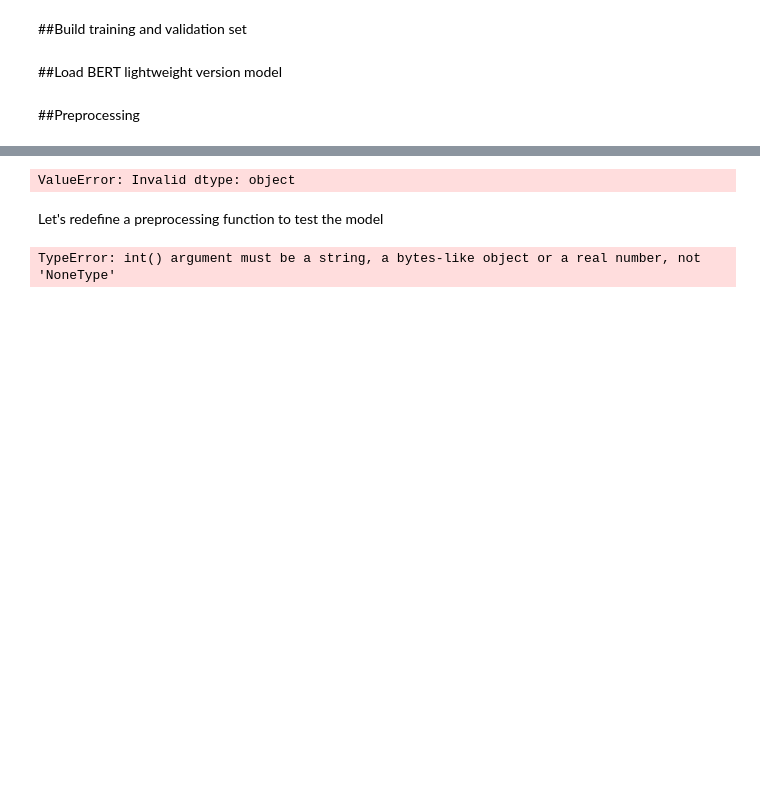
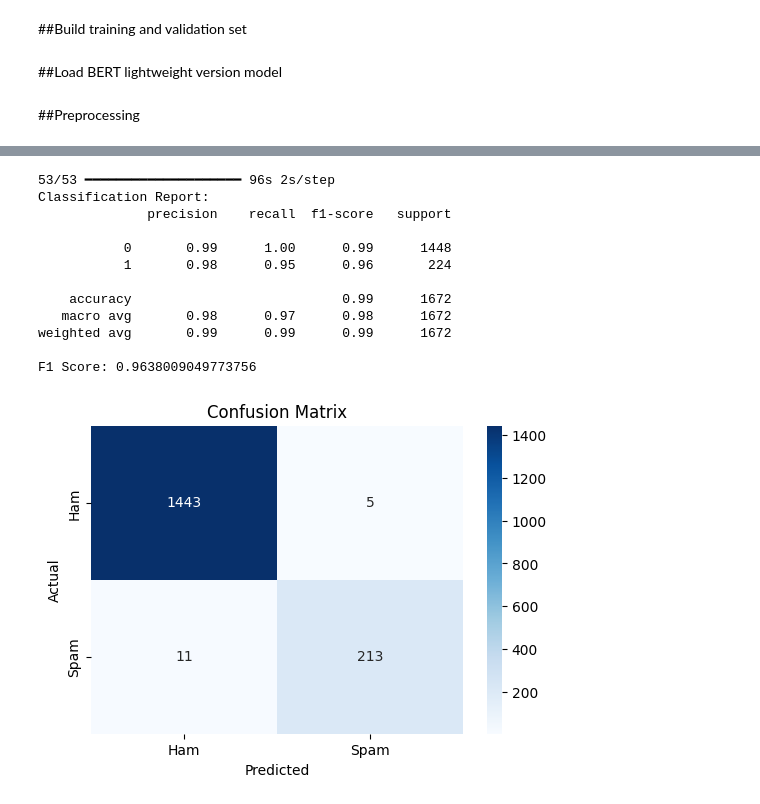
Before and after one commit to YnaPqt/deep-learning-spam-detection, a Jupyter notebook: distilbert_model.ipynb, the cells around one changed output, grey strips where cells are left out. Cells and saved outputs as stored; diff of their text form; code cells hidden in the pictures; blank space fills up the shorter version.

```diff
--- a/distilbert_model.ipynb
+++ b/distilbert_model.ipynb
@@ -30,13 +30,13 @@ df.head()
 BATCH_SIZE = 32
 NUM_WORDS = 7000
 EPOCHS = 5
-SEQUENCE_LENGTH = 100
+SEQUENCE_LENGTH = 130
 PRESET = "distil_bert_base_en_uncased"
 # %% [markdown]
 ##Build training and validation set
 # %%
 df['text'] = df['text'].astype(str)
-x_train, x_val, y_train, y_val = train_test_split(df['text'], df['label'], test_size=0.2, stratify=df['label'])
+x_train, x_val, y_train, y_val = train_test_split(df['text'], df['label'], test_size=0.3, stratify=df['label'])
 # %% [markdown]
 ##Load BERT lightweight version model
 # %%
@@ -117,18 +120,36 @@ distilbert_model.evaluate(val_data)
 # %%
-# Model Evaluation
-# Evaluation
+# Evaluation function
 def evaluate_model(model, x_test, y_test):
-    y_pred = distilbert_model.predict(x_test)
-    y_pred = np.where(y_pred < 0.5, 0, 1)
+    y_pred = model.predict(np.array(x_test))
+    y_pred = np.where(y_pred < 0.5, 0, 1)  # Convert probabilities to binary labels
+
+    print("Classification Report:")
     print(classification_report(y_test, y_pred))
+
+    print("F1 Score:", f1_score(y_test, y_pred))
+
+    # Confusion matrix
     cm = confusion_matrix(y_test, y_pred)
+    plt.figure(figsize=(6,4))
     sns.heatmap(cm, annot=True, fmt='d', cmap='Blues', xticklabels=['Ham', 'Spam'], yticklabels=['Ham', 'Spam'])
     plt.xlabel("Predicted")
     plt.ylabel("Actual")
+    plt.title("Confusion Matrix")
     plt.show()
 
+# Run evaluation
 evaluate_model(distilbert_model, x_val, y_val)
 # %% [output]
-ValueError: Invalid dtype: object
+53/53 ━━━━━━━━━━━━━━━━━━━━ 96s 2s/step
+Classification Report:
+              precision    recall  f1-score   support
+
+           0       0.99      1.00      0.99      1448
+           1       0.98      0.95      0.96       224
+
+    accuracy                           0.99      1672
+   macro avg       0.98      0.97      0.98      1672
+weighted avg       0.99      0.99      0.99      1672
+
+F1 Score: 0.9638009049773756
+[figure, added]
-# %% [markdown]
-Let's redefine a preprocessing function to test the model
@@ -151,6 +155,0 @@ def predict_spam(model, text):
-# %%
-# SPAM Message
-sample_text = "Congratulations! You’ve won a $500 Amazon gift card. Claim it here "
-print("Prediction:", predict_spam(bert_model, sample_text))
-# %% [output]
-TypeError: int() argument must be a string, a bytes-like object or a real number, not 'NoneType'
```
Also changed, not shown: parts of 7 cells of this notebook.
